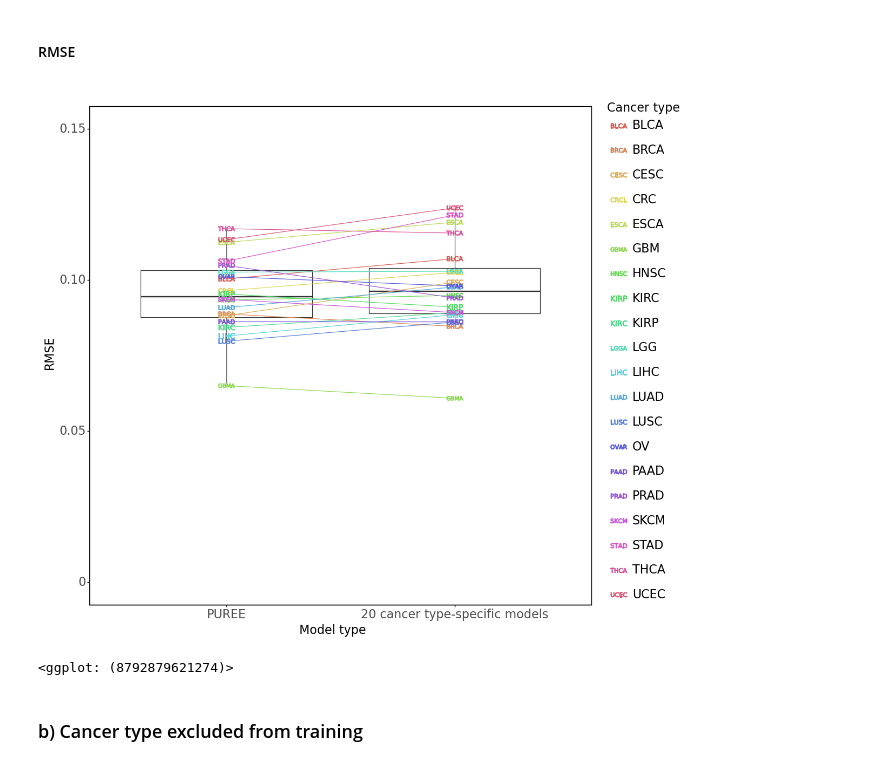
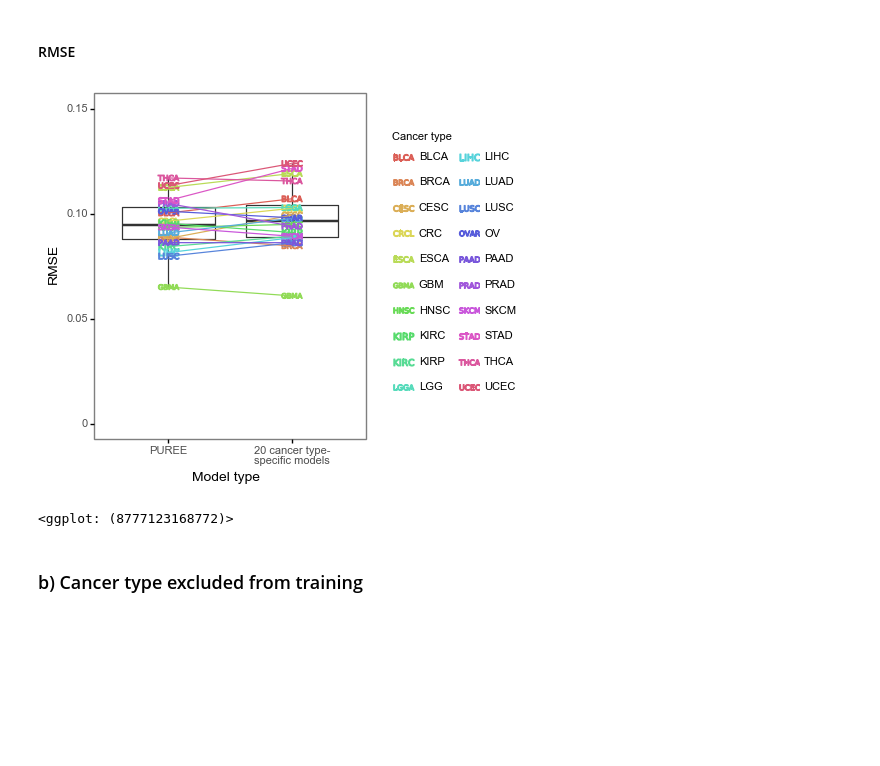
Before and after one commit to erevkov/PUREE_supplementary, a Jupyter notebook: notebooks/main.ipynb, the cells around one changed output. Saved outputs shown, nothing was run; the diff lists cells and outputs as text; code cells hidden in the pictures; blank space fills up the shorter version.

```diff
--- a/notebooks/main.ipynb
+++ b/notebooks/main.ipynb
@@ -373,46 +398,50 @@ metric_t_all = pd.concat([
                       metric_t_pancan,
                       metric_t_ctype,
                      ])
 
 methods = list(set(metric_t_all.model_type))
 
 metric_t_all = metric_t_all.sort_values(by=metric_name, ascending=False)
 
 x_order = ['cancer-type-specific',
            'pancancer'][::-1]
 
 shapes = (r"$\mathrm{BLCA}$", r"$\mathrm{BRCA}$", r"$\mathrm{CESC}$", r"$\mathrm{CRCL}$", r"$\mathrm{ESCA}$",
           r"$\mathrm{GBMA}$", r"$\mathrm{HNSC}$", r"$\mathrm{KIRP}$", r"$\mathrm{KIRC}$", r"$\mathrm{LGGA}$",
           r"$\mathrm{LIHC}$", r"$\mathrm{LUAD}$", r"$\mathrm{LUSC}$", r"$\mathrm{OVAR}$",r"$\mathrm{PAAD}$",
           r"$\mathrm{PRAD}$", r"$\mathrm{SKCM}$", r"$\mathrm{STAD}$", r"$\mathrm{THCA}$", r"$\mathrm{UCEC}$")
 
 p = (ggplot(metric_t_all, aes(x=metric_t_all.model_type, y=metric_name))
  + geom_boxplot(outlier_shape='')
- + geom_point(aes(color=metric_t_all.type, shape=metric_t_all.type), size=12)
+ + geom_point(aes(color=metric_t_all.type, shape=metric_t_all.type), size=8)
  + geom_line(aes(group='type', color='type'), show_legend = False
             )
  + scale_x_discrete(labels=['PUREE',
-                            '20 cancer type-specific models'],
+                            '20 cancer type-\nspecific models'],
                     limits=x_order)
- + theme_classic()
- + theme(panel_border=element_rect(), text = element_text(size=16),
-#          axis_text_x=element_text(rotation=25, hjust=0.45),
-        figure_size=(12, 12))
-#  + ylim(0, 1) # for correlation
+ + theme_bw()
+ + theme(panel_grid=element_blank(),
+        legend_key=element_blank(),
+        text=element_text(size=8),
+        axis_title=element_text(size=10),
+        axis_text=element_text(size=8),
+        legend_text=element_text(size=8),
+        legend_title=element_text(size=8),
+        legend_key_size=1,
+        figure_size=(3.5, 4.5))
+ + guides(shape=guide_legend(ncol=2))
  + ylim(0, 0.15) # for RMSE
-#   + labs(y='{0}'.format(metric_name.upper()), # for rmse
  + scale_shape_manual(name='Cancer type', values=shapes)
- + labs(y='{0}'.format("RMSE"), # for correlation
+ + labs(y='{0}'.format("RMSE"),
         x='Model type',
-#         title='Cancer type-specific on all features vs Pancancer on selected set',
         color='Cancer type')
 )
 
-# p.save('../plots/3a_rmse.pdf')
+# p.save('../plots/main/3a_rmse.pdf')
 p
 # %% [output]
-[figure, old version]
+[figure, new version]
-<ggplot: (8792879621274)>
+<ggplot: (8777123168772)>
 # %% [markdown]
 ### b) Cancer type excluded from training
 # %% [markdown]
```
Also changed, not shown: parts of 28 cells of this notebook, 25 other files.
